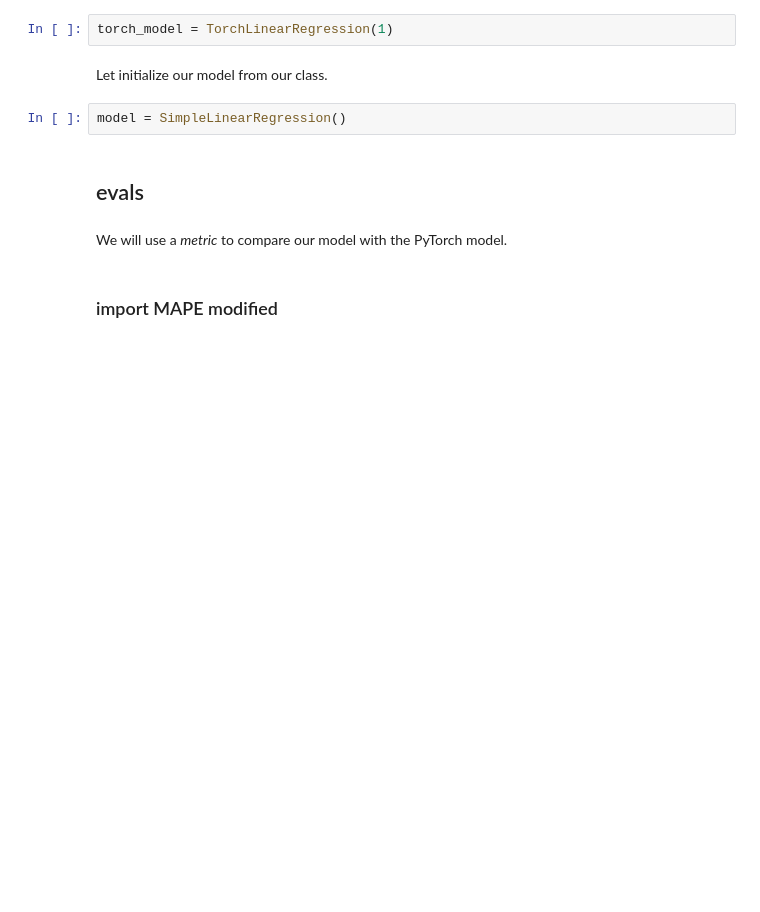
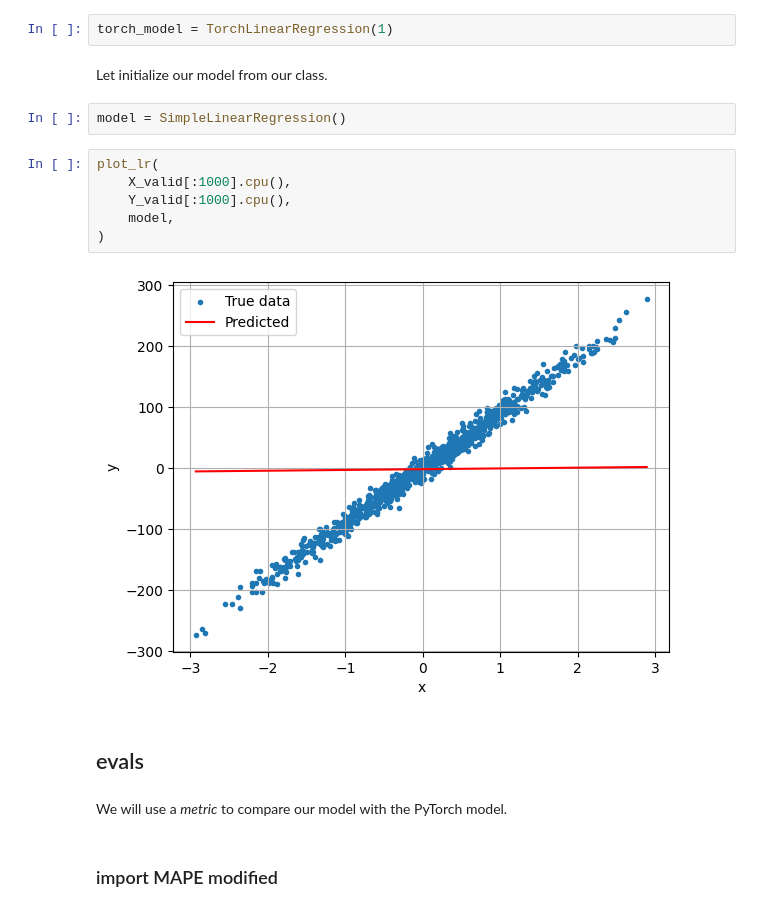
Before and after one commit to PilotLeoYan/inside-deep-learning, a Jupyter notebook: content/1-linear-regression/1-1-simple-linear-regression.ipynb, the cells around one changed output. Cells and saved outputs as stored; diff of their text form; blank space fills up the shorter version.

```diff
--- a/content/1-linear-regression/1-1-simple-linear-regression.ipynb
+++ b/content/1-linear-regression/1-1-simple-linear-regression.ipynb
@@ -647,6 +690,14 @@ torch_model = TorchLinearRegression(1)
 Let initialize our model from our class.
 # %%
 model = SimpleLinearRegression()
+# %%
+plot_lr(
+    X_valid[:1000].cpu(),
+    Y_valid[:1000].cpu(),
+    model,
+)
+# %% [output]
+[figure, added]
 # %% [markdown]
 ## evals
 # %% [markdown]
```
Also changed, not shown: parts of 19 cells of this notebook.
